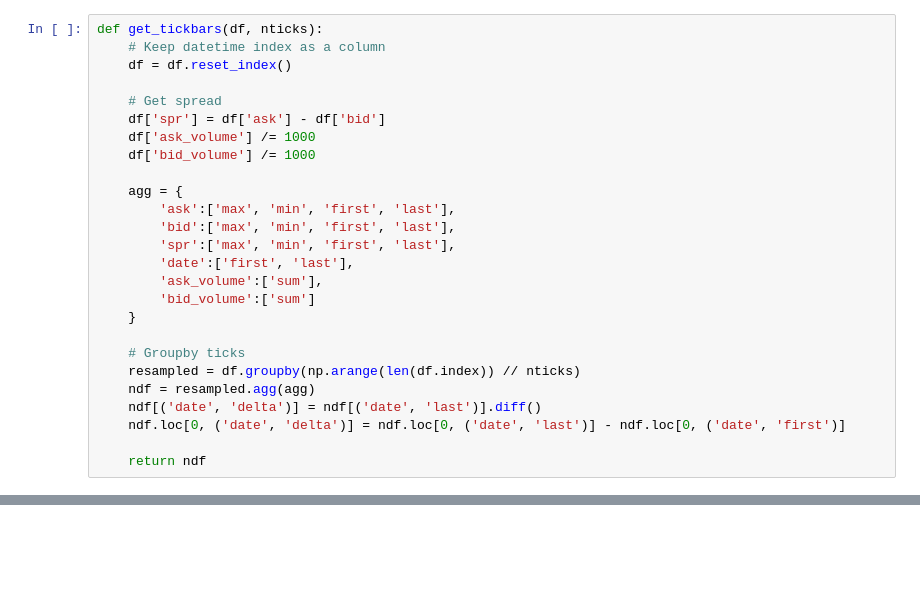
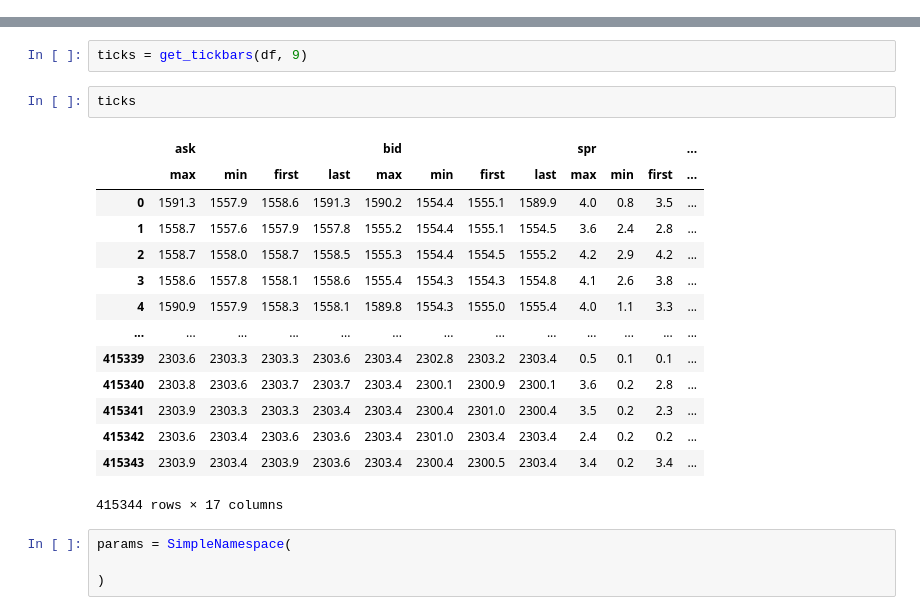
Before and after one commit to alex21th/financial-deeplearning, a Jupyter notebook: data_exploration.ipynb, the cells around one changed output, grey strips where cells are left out. Cells and saved outputs as stored; diff of their text form; blank space fills up the shorter version.

```diff
--- a/data_exploration.ipynb
+++ b/data_exploration.ipynb
@@ -163,26 +98,0 @@ def get_timebars(df, time_frame, ffill=True, active=True, show_intervals=False):
-# %%
-def get_tickbars(df, nticks):
-    # Keep datetime index as a column
-    df = df.reset_index()
-
-    # Get spread
-    df['spr'] = df['ask'] - df['bid']
-    df['ask_volume'] /= 1000
-    df['bid_volume'] /= 1000
-
-    agg = {
-        'ask':['max', 'min', 'first', 'last'],
-        'bid':['max', 'min', 'first', 'last'],
-        'spr':['max', 'min', 'first', 'last'],
-        'date':['first', 'last'],
-        'ask_volume':['sum'],
-        'bid_volume':['sum']
-    }
-
-    # Groupby ticks
-    resampled = df.groupby(np.arange(len(df.index)) // nticks)
-    ndf = resampled.agg(agg)
-    ndf[('date', 'delta')] = ndf[('date', 'last')].diff()
-    ndf.loc[0, ('date', 'delta')] = ndf.loc[0, ('date', 'last')] - ndf.loc[0, ('date', 'first')]
-
-    return ndf
@@ -226,0 +157,23 @@ def add_rolling_bars(df, tf):
+# %%
+ticks = get_tickbars(df, 9)
+# %%
+ticks
+# %% [output]
+|  | ask |  |  |  | bid |  |  |  | spr |  |  | ... |
+|  | max | min | first | last | max | min | first | last | max | min | first | ... |
+| 0 | 1591.3 | 1557.9 | 1558.6 | 1591.3 | 1590.2 | 1554.4 | 1555.1 | 1589.9 | 4.0 | 0.8 | 3.5 | ... |
+| 1 | 1558.7 | 1557.6 | 1557.9 | 1557.8 | 1555.2 | 1554.4 | 1555.1 | 1554.5 | 3.6 | 2.4 | 2.8 | ... |
+| 2 | 1558.7 | 1558.0 | 1558.7 | 1558.5 | 1555.3 | 1554.4 | 1554.5 | 1555.2 | 4.2 | 2.9 | 4.2 | ... |
+| 3 | 1558.6 | 1557.8 | 1558.1 | 1558.6 | 1555.4 | 1554.3 | 1554.3 | 1554.8 | 4.1 | 2.6 | 3.8 | ... |
+| 4 | 1590.9 | 1557.9 | 1558.3 | 1558.1 | 1589.8 | 1554.3 | 1555.0 | 1555.4 | 4.0 | 1.1 | 3.3 | ... |
+| ... | ... | ... | ... | ... | ... | ... | ... | ... | ... | ... | ... | ... |
+| 415339 | 2303.6 | 2303.3 | 2303.3 | 2303.6 | 2303.4 | 2302.8 | 2303.2 | 2303.4 | 0.5 | 0.1 | 0.1 | ... |
+| 415340 | 2303.8 | 2303.6 | 2303.7 | 2303.7 | 2303.4 | 2300.1 | 2300.9 | 2300.1 | 3.6 | 0.2 | 2.8 | ... |
+| 415341 | 2303.9 | 2303.3 | 2303.3 | 2303.4 | 2303.4 | 2300.4 | 2301.0 | 2300.4 | 3.5 | 0.2 | 2.3 | ... |
+| 415342 | 2303.6 | 2303.4 | 2303.6 | 2303.6 | 2303.4 | 2301.0 | 2303.4 | 2303.4 | 2.4 | 0.2 | 0.2 | ... |
+| 415343 | 2303.9 | 2303.4 | 2303.9 | 2303.6 | 2303.4 | 2300.4 | 2300.5 | 2303.4 | 3.4 | 0.2 | 3.4 | ... |
+415344 rows × 17 columns
+# %%
+params = SimpleNamespace(
+
+)
```
Also changed, not shown: parts of 30 cells of this notebook, 3 other files.
